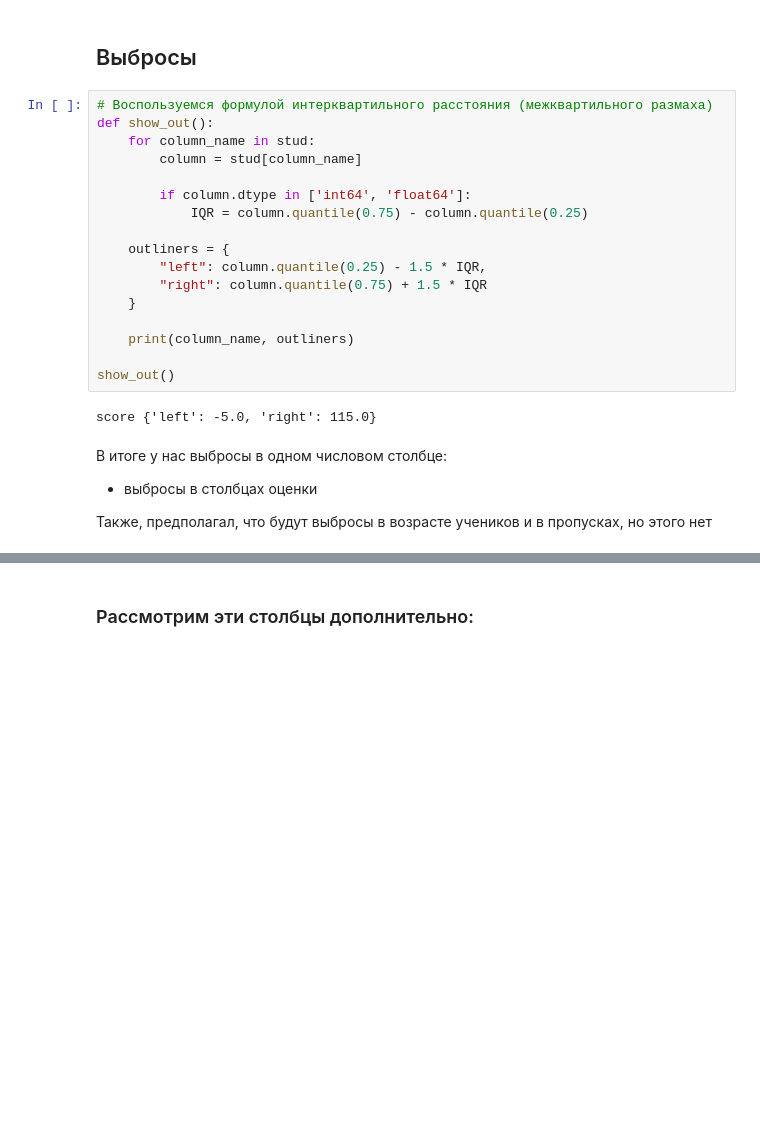
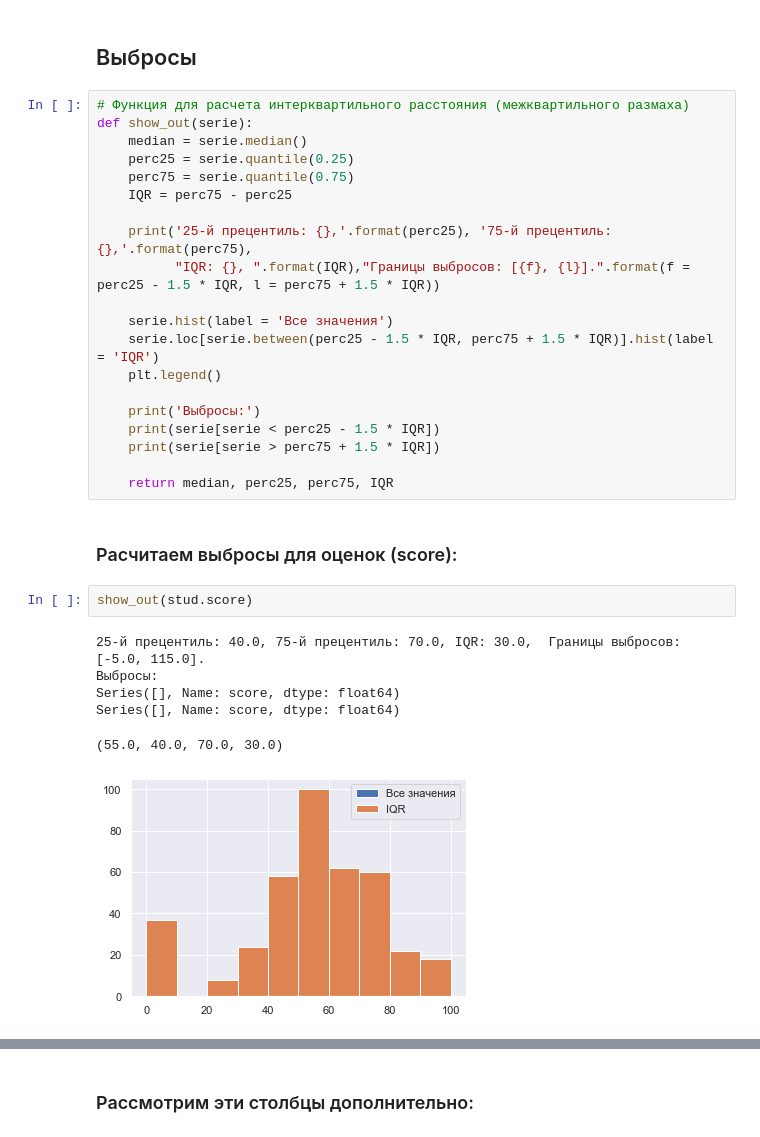
Before and after one commit to pavgus/skillfactory_rds, a Jupyter notebook: module_2/Project_2.ipynb, the cells around one changed output, grey strips where cells are left out. Drawn from its saved outputs; the diff is of its cells as text; blank space fills up the shorter version.

```diff
--- a/module_2/Project_2.ipynb
+++ b/module_2/Project_2.ipynb
@@ -271,28 +271,34 @@ memory usage: 3.2 KB
 + Распределение баллов похоже на нормальное
 # %% [markdown]
 ## Выбросы
-# %%
-# Воспользуемся формулой интерквартильного расстояния (межквартильного размаха)
-def show_out():
-    for column_name in stud:
-        column = stud[column_name]
-
-        if column.dtype in ['int64', 'float64']:
-            IQR = column.quantile(0.75) - column.quantile(0.25)
-
-    outliners = {
-        "left": column.quantile(0.25) - 1.5 * IQR,
-        "right": column.quantile(0.75) + 1.5 * IQR
-    }
-
-    print(column_name, outliners)
-
-show_out()
-# %% [output]
-score {'left': -5.0, 'right': 115.0}
-# %% [markdown]
-В итоге у нас выбросы в одном числовом столбце:
-
-+ выбросы в столбцах оценки
-
-Также, предполагал, что будут выбросы в возрасте учеников и в пропусках, но этого нет
+# %%
+# Функция для расчета интерквартильного расстояния (межквартильного размаха)
+def show_out(serie):
+    median = serie.median()
+    perc25 = serie.quantile(0.25)
+    perc75 = serie.quantile(0.75)
+    IQR = perc75 - perc25
+
+    print('25-й прецентиль: {},'.format(perc25), '75-й прецентиль: {},'.format(perc75),
+          "IQR: {}, ".format(IQR),"Границы выбросов: [{f}, {l}].".format(f = perc25 - 1.5 * IQR, l = perc75 + 1.5 * IQR))
+
+    serie.hist(label = 'Все значения')
+    serie.loc[serie.between(perc25 - 1.5 * IQR, perc75 + 1.5 * IQR)].hist(label = 'IQR')
+    plt.legend()
+
+    print('Выбросы:')
+    print(serie[serie < perc25 - 1.5 * IQR])
+    print(serie[serie > perc75 + 1.5 * IQR])
+
+    return median, perc25, perc75, IQR
+# %% [markdown]
+### Расчитаем выбросы для оценок (score):
+# %%
+show_out(stud.score)
+# %% [output]
+25-й прецентиль: 40.0, 75-й прецентиль: 70.0, IQR: 30.0,  Границы выбросов: [-5.0, 115.0].
+Выбросы:
+Series([], Name: score, dtype: float64)
+Series([], Name: score, dtype: float64)
+(55.0, 40.0, 70.0, 30.0)
+[figure, added]
```
Also changed, not shown: parts of 11 cells of this notebook.
